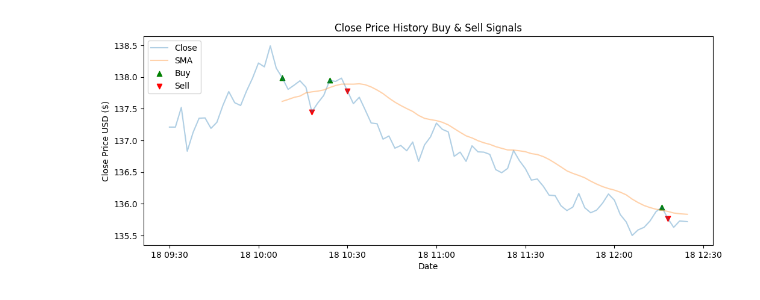
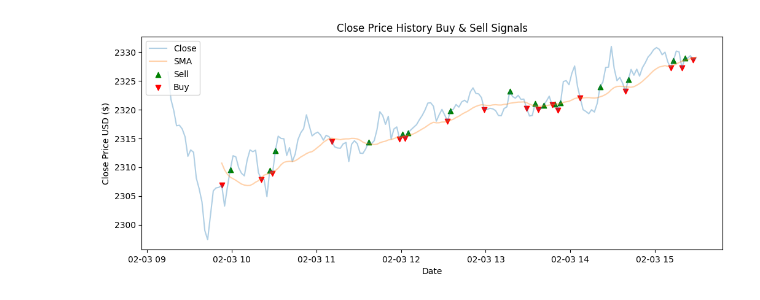
Before and after one commit to SohamDesai1/Trading, a Jupyter notebook: stocks_algo/sample_algo.ipynb, the cells around one changed output. Cells and saved outputs as stored; diff of their text form; code cells hidden in the pictures.

```diff
--- a/stocks_algo/sample_algo.ipynb
+++ b/stocks_algo/sample_algo.ipynb
@@ -8,6 +9,6 @@ import datetime as dt
 # %%
 today = dt.date.today()
-data = yf.download('AAPL', start=today,interval='2m')
+data = yf.download('RELIANCE.NS', start=today,interval='2m')
 data = data.dropna()
 data.head()
 # %% [output]
@@ -40,36 +41,36 @@ def buy_sell(data):
                 sigPriceSell.append(data['Close'][i])
                 flag = 0
             else:
                 sigPriceBuy.append(np.nan)
                 sigPriceSell.append(np.nan)
         else:
             sigPriceBuy.append(np.nan)
             sigPriceSell.append(np.nan)
     return (sigPriceBuy, sigPriceSell)
 
 
 # create a new dataframe
 new_df = pd.DataFrame()
 new_df['Close'] = data['Close']
 new_df['SMA'] = data['Close'].rolling(window=20).mean()
 new_df['Buy_Signal_Price'] = buy_sell(new_df)[0]
 new_df['Sell_Signal_Price'] = buy_sell(new_df)[1]
 new_df
 
 
 # visualize the data and the strategy to buy and sell the stock
 plt.figure(figsize=(12.2, 4.5))
 plt.plot(new_df['Close'], label='Close', alpha=0.35)
 plt.plot(new_df['SMA'], label='SMA', alpha=0.35)
-plt.scatter(new_df.index, new_df['Buy_Signal_Price'], label='Buy', marker='^', color='green')
-plt.scatter(new_df.index, new_df['Sell_Signal_Price'], label='Sell', marker='v', color='red')
+plt.scatter(new_df.index, new_df['Buy_Signal_Price'], label='Sell', marker='^', color='green')
+plt.scatter(new_df.index, new_df['Sell_Signal_Price'], label='Buy', marker='v', color='red')
 plt.title('Close Price History Buy & Sell Signals')
 plt.xlabel('Date')
 plt.ylabel('Close Price USD ($)')
 plt.legend(loc='upper left')
 plt.show()
 # %% [output]
-[figure, old version]
+[figure, new version]
 # %%
 # predict the sma for the next 30 days
 future_days = 30
```
Also changed, not shown: parts of 3 cells of this notebook.
